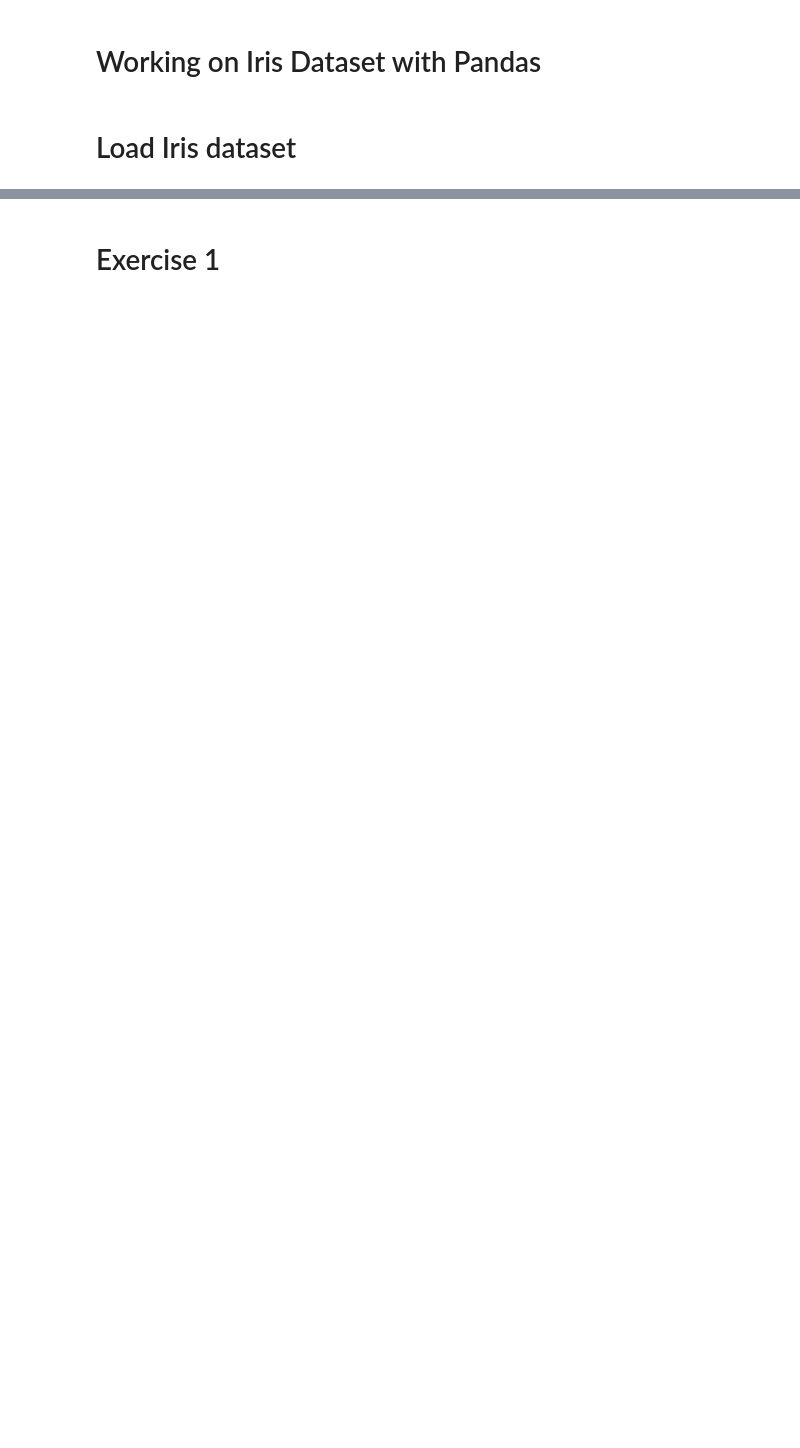
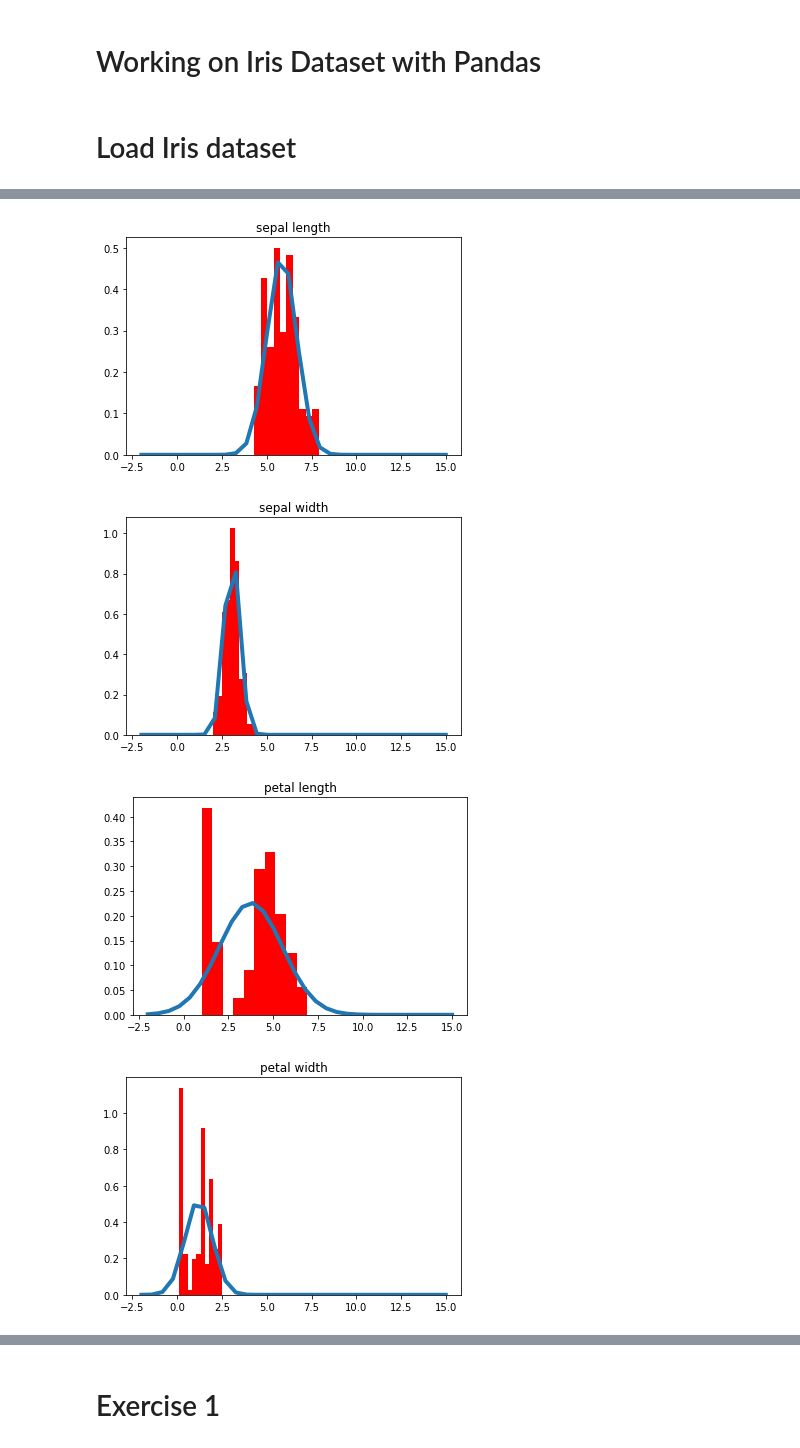
Before and after one commit to harveyfu999/cityu-gef2020-aiot, a Jupyter notebook: pandas/Pandas_exercise.ipynb, the cells around one changed output, grey strips where cells are left out. Cells and saved outputs as stored; diff of their text form; code cells hidden in the pictures; blank space fills up the shorter version.

```diff
--- a/pandas/Pandas_exercise.ipynb
+++ b/pandas/Pandas_exercise.ipynb
@@ -30,0 +108,16 @@ iris
+# %%
+for k in data_frame[data_frame.target == "vericolor"].drop("target", axis=1).keys():
+    mu = data_frame[k].mean()
+    sigma = data_frame[k].std(ddof=1)
+
+    pts = np.linspace(-2, 15, 30)
+    plt.title(k)
+    plt.plot()
+    plt.plot(pts, norm.pdf(pts, loc=mu, scale=sigma), lw=4)
+    plt.hist(data_frame[k], bins=10, density=True, color="red", cumulative=False)
+    plt.show()
+# %% [output]
+[figure, added]
+[figure, added]
+[figure, added]
+[figure, added]
```
Also changed, not shown: parts of 22 cells of this notebook, 33 other files.
